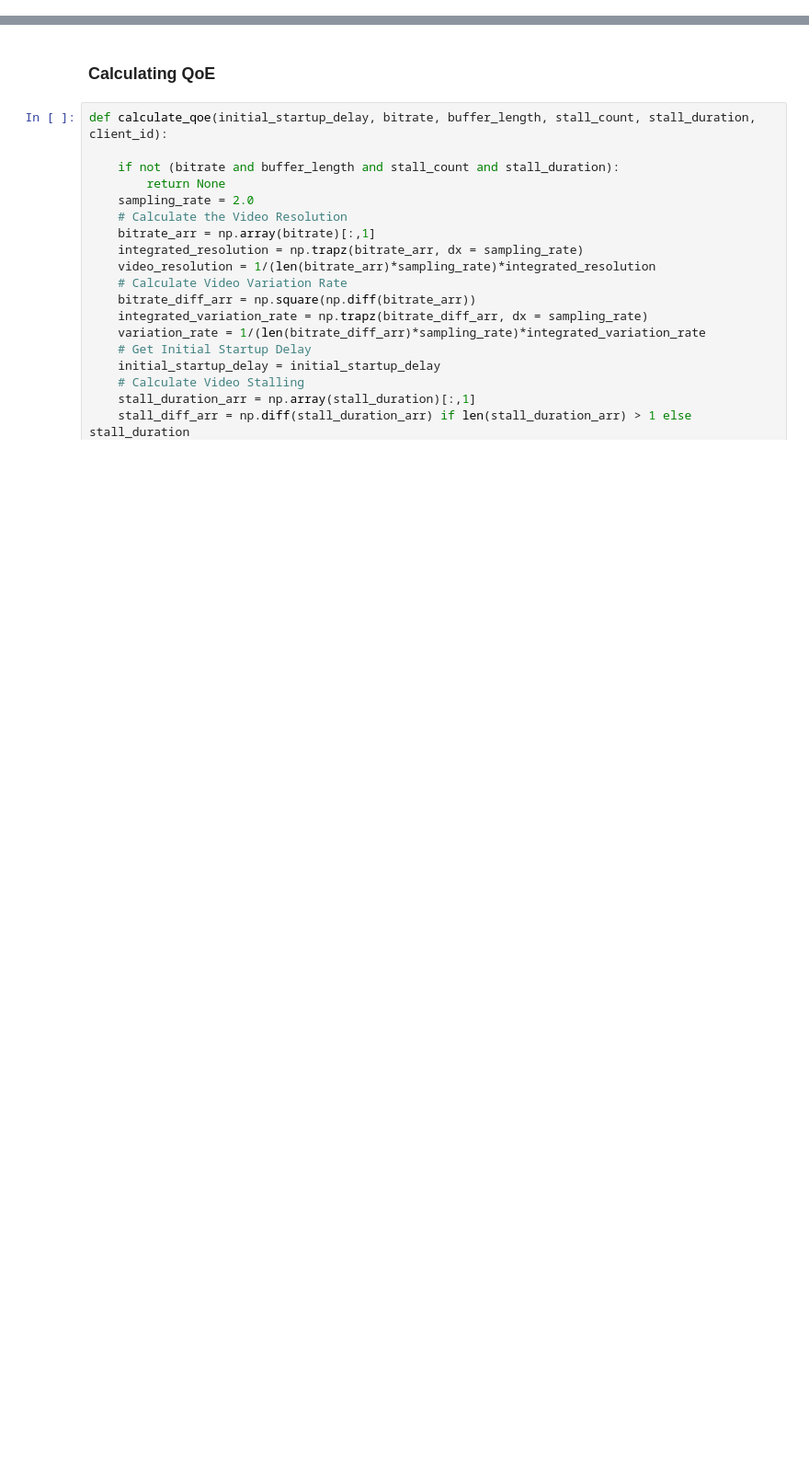
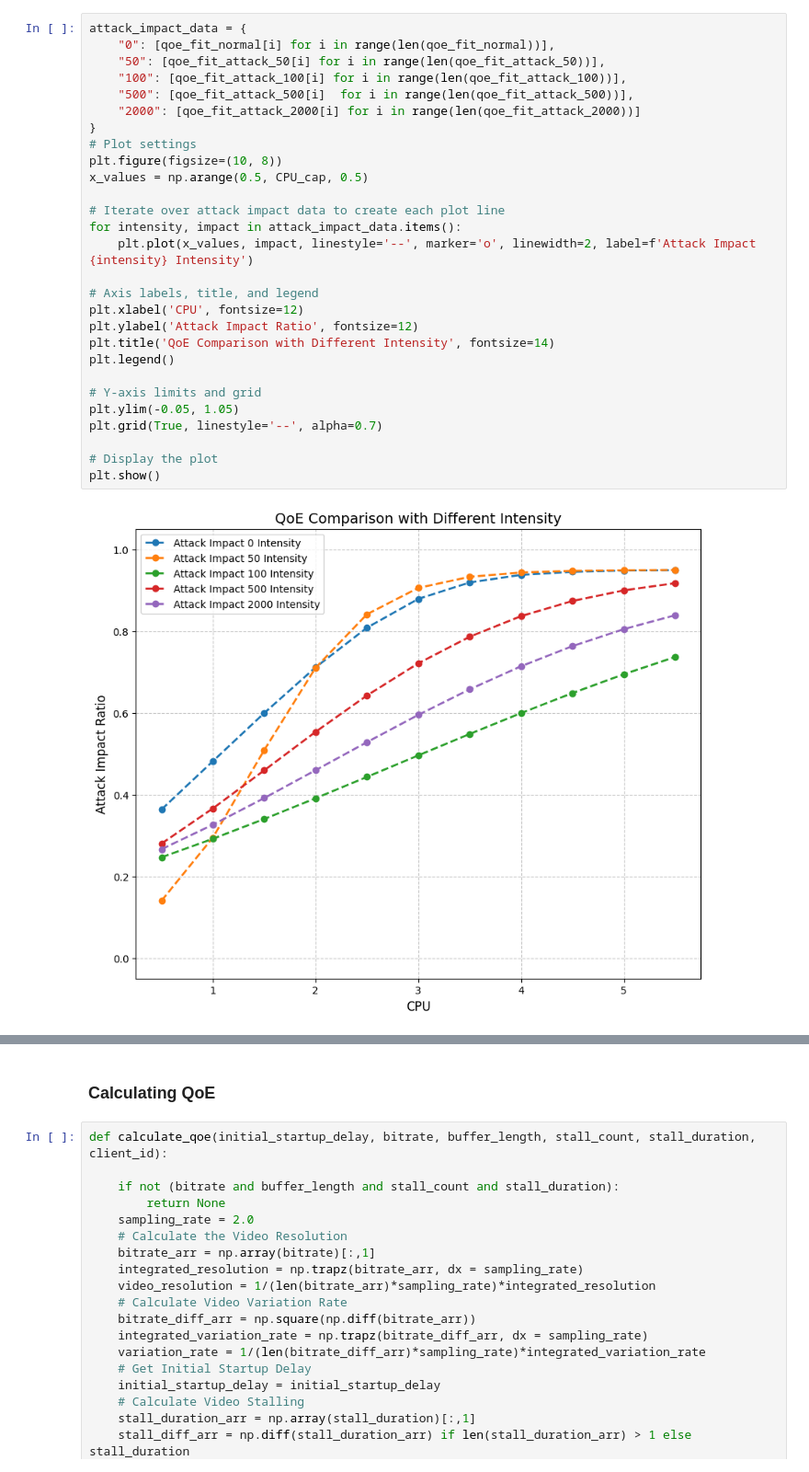
Before and after one commit to VincentSheh/edge_apps, a Jupyter notebook: user_emulator/experiment.ipynb, the cells around one changed output, grey strips where cells are left out. Shown at 92% size. Saved outputs shown, nothing was run; the diff lists cells and outputs as text; blank space fills up the shorter version.

```diff
--- a/user_emulator/experiment.ipynb
+++ b/user_emulator/experiment.ipynb
@@ -154,0 +456,30 @@ buffer_df.head(50)
+# %%
+attack_impact_data = {
+    "0": [qoe_fit_normal[i] for i in range(len(qoe_fit_normal))],
+    "50": [qoe_fit_attack_50[i] for i in range(len(qoe_fit_attack_50))],
+    "100": [qoe_fit_attack_100[i] for i in range(len(qoe_fit_attack_100))],
+    "500": [qoe_fit_attack_500[i]  for i in range(len(qoe_fit_attack_500))],
+    "2000": [qoe_fit_attack_2000[i] for i in range(len(qoe_fit_attack_2000))]
+}
+# Plot settings
+plt.figure(figsize=(10, 8))
+x_values = np.arange(0.5, CPU_cap, 0.5)
+
+# Iterate over attack impact data to create each plot line
+for intensity, impact in attack_impact_data.items():
+    plt.plot(x_values, impact, linestyle='--', marker='o', linewidth=2, label=f'Attack Impact {intensity} Intensity')
+
+# Axis labels, title, and legend
+plt.xlabel('CPU', fontsize=12)
+plt.ylabel('Attack Impact Ratio', fontsize=12)
+plt.title('QoE Comparison with Different Intensity', fontsize=14)
+plt.legend()
+
+# Y-axis limits and grid
+plt.ylim(-0.05, 1.05)
+plt.grid(True, linestyle='--', alpha=0.7)
+
+# Display the plot
+plt.show()
+# %% [output]
+[figure, added]
```
Also changed, not shown: parts of 47 cells of this notebook, 3 other files.
